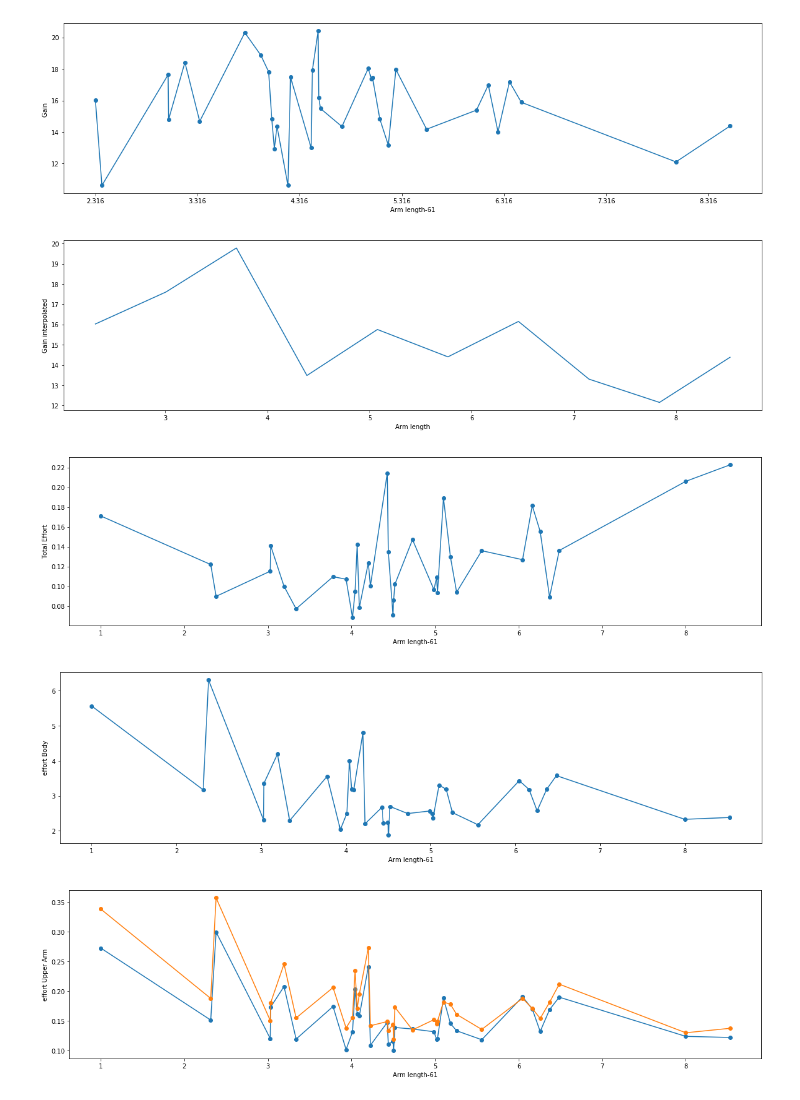
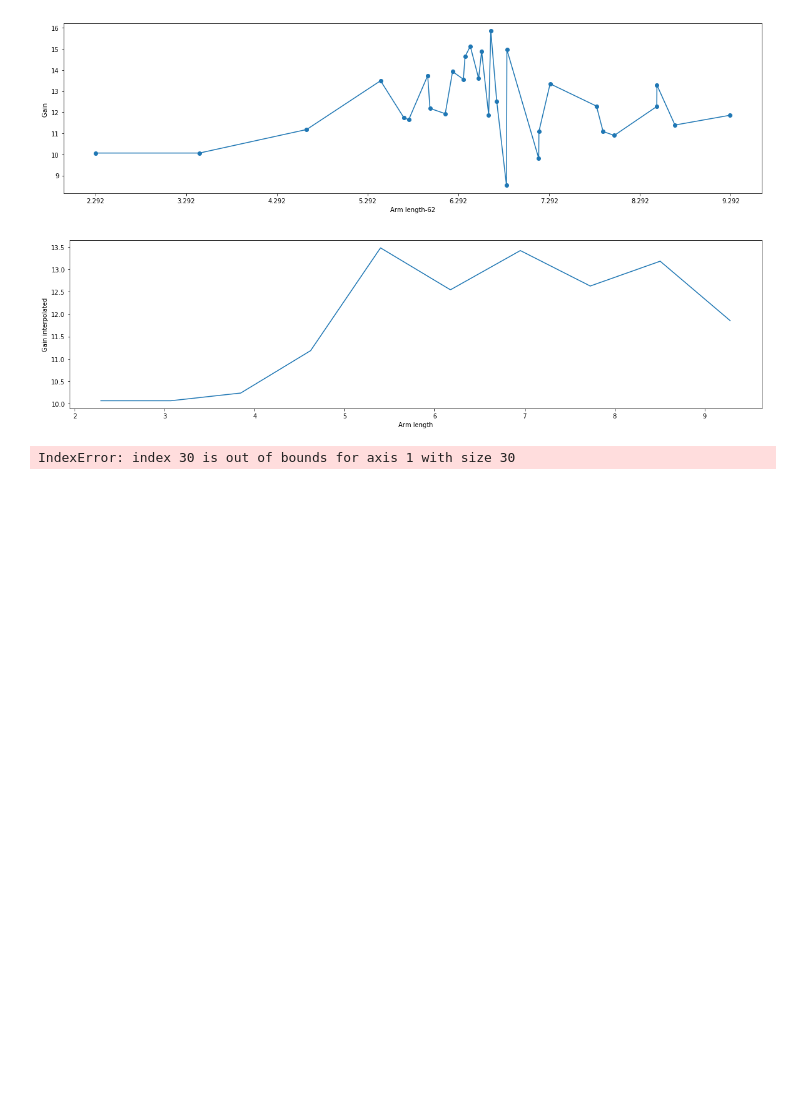
Before and after one commit to AndreeaStefan/SmartuistWrapper, a Jupyter notebook: evaluation/PlotResults.ipynb, the cells around one changed output. Drawn from its saved outputs; the diff is of its cells as text; code cells hidden in the pictures; blank space fills up the shorter version.

```diff
--- a/evaluation/PlotResults.ipynb
+++ b/evaluation/PlotResults.ipynb
@@ -94,7 +94,7 @@ def EffortPerBodyPartPerPlayer(p, results, batchSize):
 # player 9 = same as 8
 
 batchSize = 8
-players = [ 56, 58, 60, 61]
+players = [ 62]
 path ="C:\\Users\\huber\\OneDrive\\Dokumenty\\thesis-hubert\\unity\\SmartuistWrapper\\tapResult.csv"
 pathA = "E:\\Andreea\\Projects\\Git\\SmartsuitWrapper\\SmartuistWrapper\\tapResult.csv"
 pathStats ="C:\\Users\\huber\\OneDrive\\Dokumenty\\thesis-hubert\\unity\\SmartuistWrapper\\tapResult.csv"
@@ -205,38 +202,36 @@ def inter(x,y, points):
     newY = spl(xnew)
     return(xnew,newY)
 # %%
-players = [61]
+players = [62]
 for p in players:
     uniqueLengths = getResultPerPlayer(p, results, 28, True )
 
     gain = getResultPerPlayer(p, results, 29, True )
     for i in range(len(gain)-1, 1, -1):
         gain[i] = gain[i-1]
     (x,y) = getCombinedPlot(uniqueLengths[1:], gain[1:], "Arm length-"+str(p), "Gain ")
 
     (x,y) = inter(x, y,10)
 
     plt.plot(x,y)
     plt.ylabel("Gain interpolated")
     plt.xlabel("Arm length")
     plt.show()
 
     gainEffort = getResultPerPlayer(p, gradientStats, 2, False )
     effort = [1/x for x in gainEffort]
     #getCombinedPlot(uniqueLengths, gainEffort, "Arm length-"+str(p), "gainEffort")
     getCombinedPlot(uniqueLengths, effort, "Arm length-"+str(p), "Total Effort")
 
     #body, LeftUpperArm, RightUpperArm, RightFoot, LeftFoot, LeftHand, RightHand
     bodyParts = EffortPerBodyPartPerPlayer(p, results, 10)
     getCombinedPlot(uniqueLengths, bodyParts[0], "Arm length-"+str(p), "effort Body")
     getCombinedPlot(uniqueLengths, bodyParts[1], "Arm length-"+str(p), "effort Upper Arm", False, "Left")
     getCombinedPlot(uniqueLengths, bodyParts[2], "Arm length-"+str(p), "effort Upper Arm", False, "Right")
     plt.show()
    # getCombinedPlot(uniqueLengths, bodyParts[5], "lengths-"+str(p), "effortLeftHand")
    # getCombinedPlot(uniqueLengths, bodyParts[6], "lengths-"+str(p), "effortRightHand")
 # %% [output]
-[figure, old version]
+[figure, new version]
-[figure, old version]
+[figure, new version]
-[figure, removed]
-[figure, removed]
-[figure, removed]
+IndexError: index 30 is out of bounds for axis 1 with size 30
```
Also changed, not shown: parts of 1 cell of this notebook, 7 other files.
